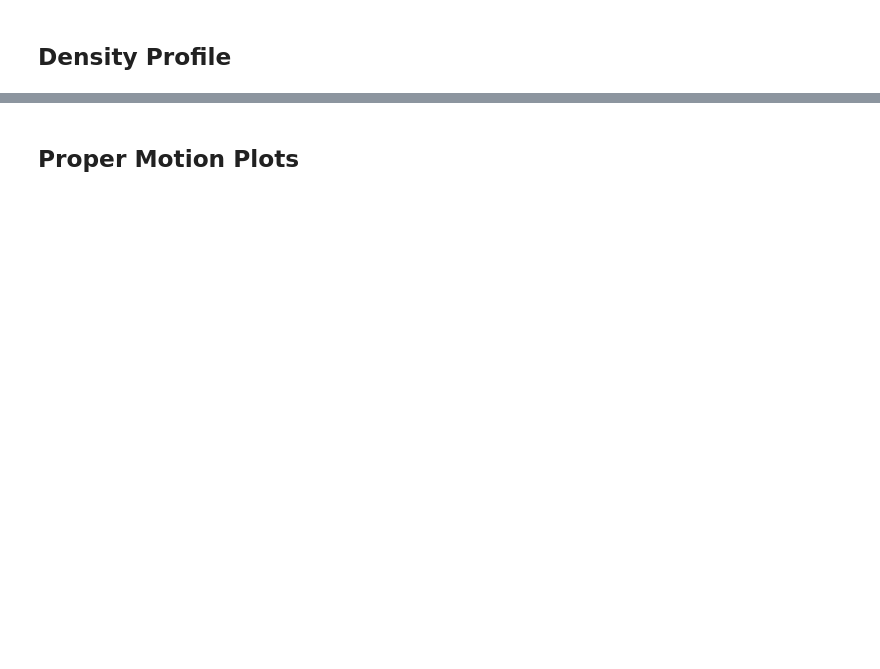
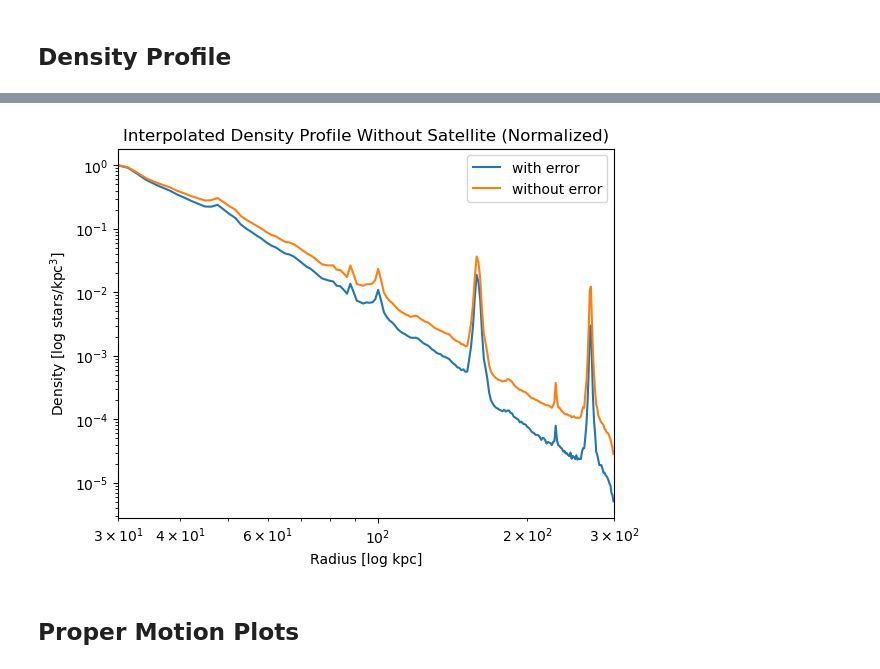
Before and after one commit to aeden2019/rubin_mw_mocks, a Jupyter notebook: src/analysis/error_plots.ipynb, the cells around one changed output, grey strips where cells are left out. Saved outputs shown, nothing was run; the diff lists cells and outputs as text; code cells hidden in the pictures; blank space fills up the shorter version.

```diff
--- a/src/analysis/error_plots.ipynb
+++ b/src/analysis/error_plots.ipynb
@@ -224,0 +225,17 @@ plt.show()
+# %%
+# Normalize the plot above
+ananke_y_interp_sat_norm = getPlots.normalize_data(ananke_y_interp_sat)
+ananke_y_interp_sat_err_norm = getPlots.normalize_data(ananke_y_interp_sat_err)
+# %%
+# Plot the density profile with interpolated values
+fig, ax = plt.subplots()
+ax.loglog(ananke_x_interp_sat_err, ananke_y_interp_sat_err_norm, label='with error')
+ax.loglog(ananke_x_interp_sat, ananke_y_interp_sat_norm, label='without error')
+ax.set_xlabel('Radius [log kpc]')
+ax.set_ylabel('Density [log stars/kpc$^3$]')
+ax.set_xlim(rmin, rmax)
+ax.legend()
+plt.title('Interpolated Density Profile Without Satellite (Normalized)')
+plt.show()
+# %% [output]
+[figure, added]
```
Also changed, not shown: parts of 10 cells of this notebook.
